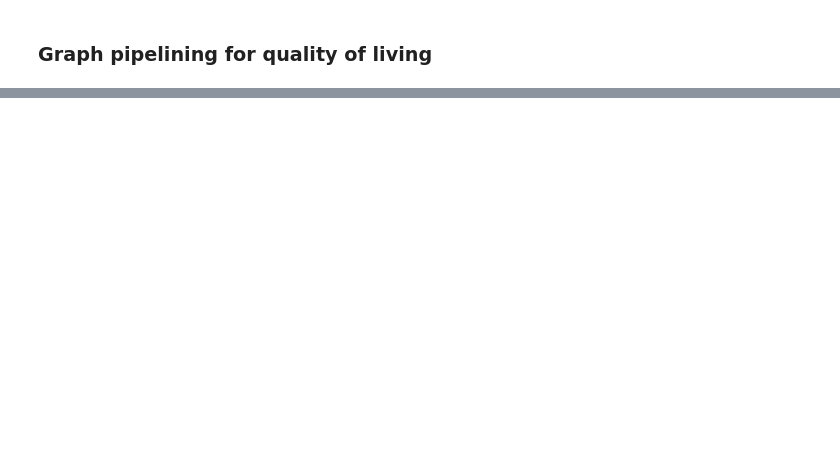
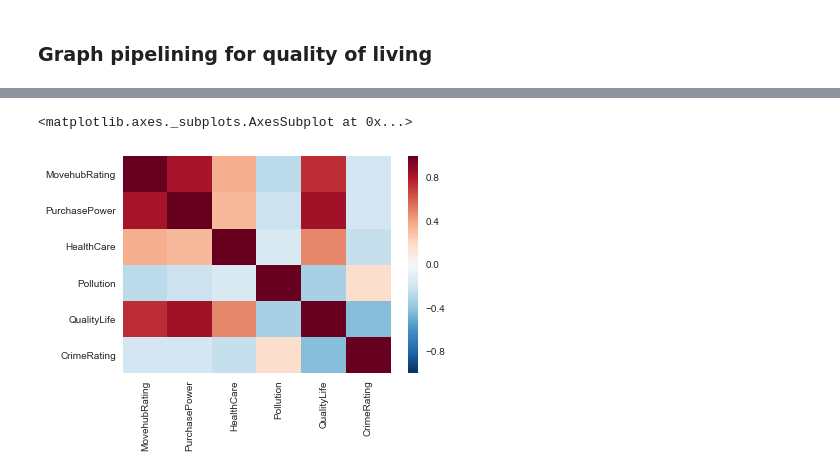
Before and after one commit to andrewyu0/DS-SF-38-detached, a Jupyter notebook: final-project/smart-cities/smart-cities-final-project.ipynb, the cells around one changed output, grey strips where cells are left out. Drawn from its saved outputs; the diff is of its cells as text; code cells hidden in the pictures; blank space fills up the shorter version.

```diff
--- a/final-project/smart-cities/smart-cities-final-project.ipynb
+++ b/final-project/smart-cities/smart-cities-final-project.ipynb
@@ -62,5 +68,14 @@ pd.set_option('display.notebook_repr_html', True)
 pd.set_option('display.max_columns', 10)
 import seaborn as sns
 import matplotlib.pyplot as plt
+%matplotlib inline
+plt.style.use('ggplot')
+
+
+# For modeling
+import statsmodels.api as sm
+import statsmodels.formula.api as smf
+
+import scipy.stats as stats
 # %% [markdown]
 ### Graph pipelining for cost of living
@@ -128 +169,3 @@ plt.show()
 [figure]
+# %%
+df_quality_living.columns = ['City', 'MovehubRating', 'PurchasePower', 'HealthCare', 'Pollution', 'QualityLife', 'CrimeRating']
@@ -128,0 +204,10 @@ plt.show()
+# %%
+# Correlation Matrix
+corr = df_quality_living.corr()
+corr = (corr)
+sns.heatmap(corr,
+            xticklabels = corr.columns.values,
+            yticklabels = corr.columns.values)
+# %% [output]
+<matplotlib.axes._subplots.AxesSubplot at 0x...>
+[figure, added]
```
Also changed, not shown: parts of 23 cells of this notebook.
